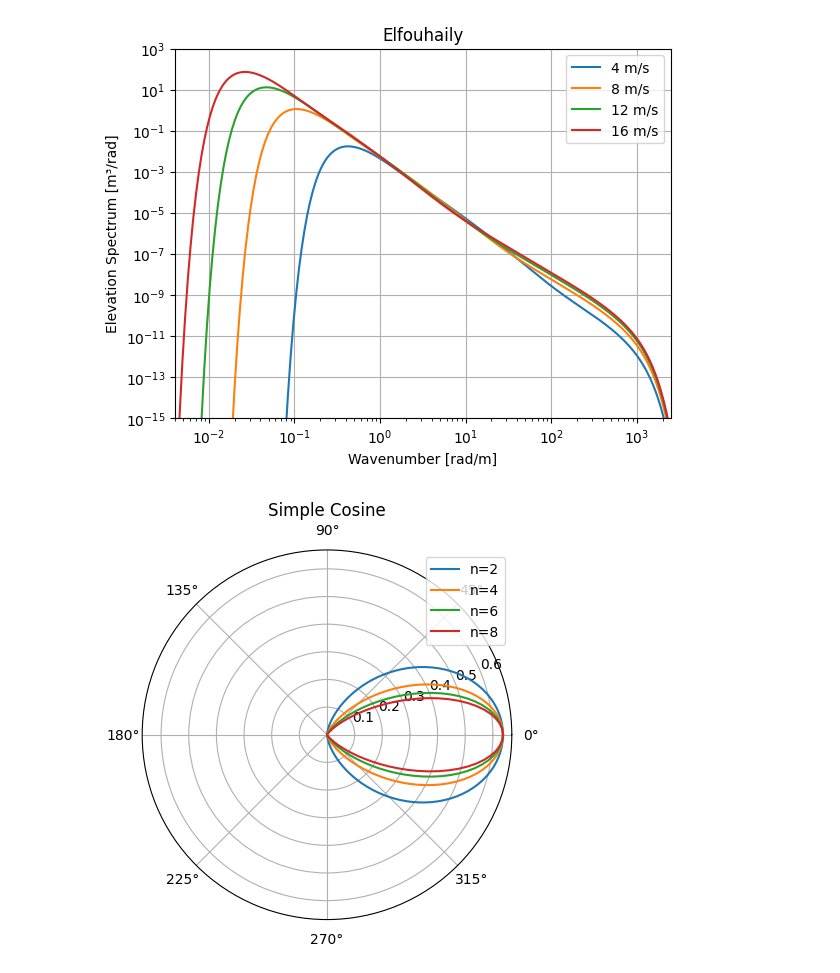
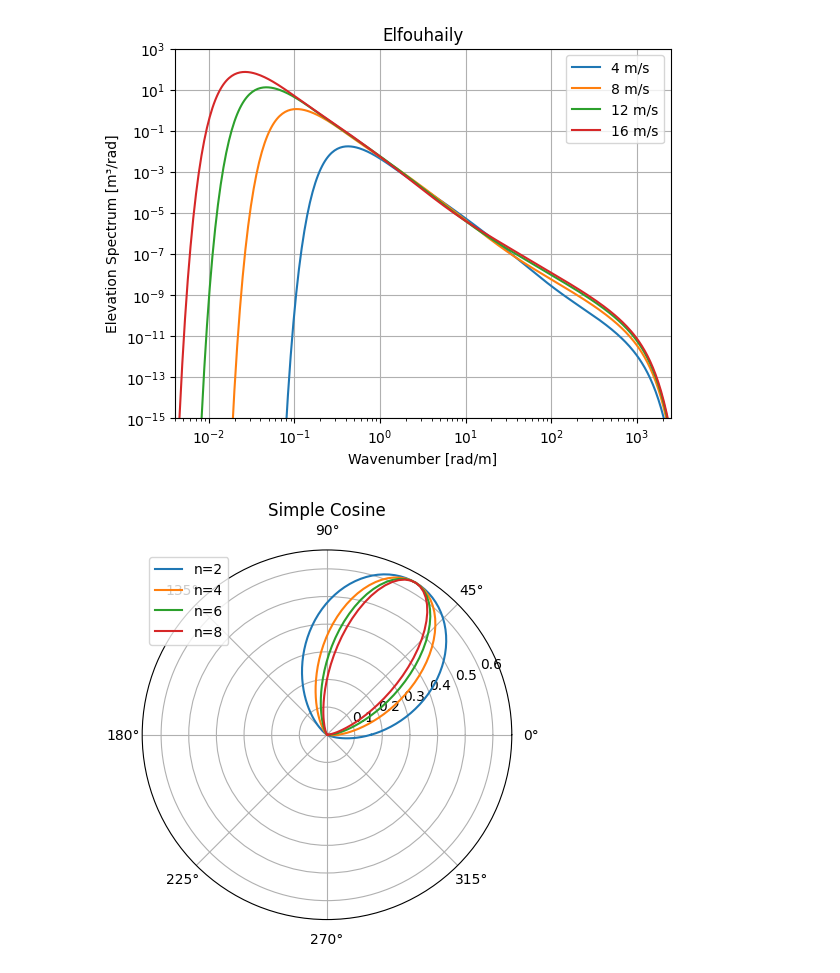
Before and after one commit to eltjonqef/OceanSARImagingSimulator, a Jupyter notebook: models.ipynb, the cells around one changed output. Drawn from its saved outputs; the diff is of its cells as text; code cells hidden in the pictures.

```diff
--- a/models.ipynb
+++ b/models.ipynb
@@ -7,7 +7,7 @@ if not os.path.exists(output_folder):
 import numpy as np
 from omnidirectional_spectrum import omnidirectional_spectrum, spectrum_model
 
-wavenumbers=-np.logspace(-3,5,500)
+wavenumbers=np.logspace(-3,5,500)
 windspeeds=[4,8,12,16]
 # %%
 PM=[omnidirectional_spectrum(spectrum=spectrum_model.Pierson_Moskowitz,k=wavenumbers,v=windspeed) for windspeed in windspeeds]
@@ -33,10 +33,10 @@ from spreading_function import spreading_function, spreading_model
 theta=np.linspace(0, 2*np.pi, 200)
 # %%
 n=[2,4,6,8]
-simple_cosine=[spreading_function(function=spreading_model.Simple_Cosine, theta=theta, n=i) for i in n]
+simple_cosine=[spreading_function(function=spreading_model.Simple_Cosine, theta=theta, wind_direction=np.pi/3, n=i) for i in n]
 for model in simple_cosine:
     model.plot(f'{output_folder}/simple_cosine.png')
 # %% [output]
-[figure, old version]
+[figure, new version]
 # %%
 S=[1,3,5,10]
```
Also changed, not shown: parts of 3 cells of this notebook, 4 other files.
